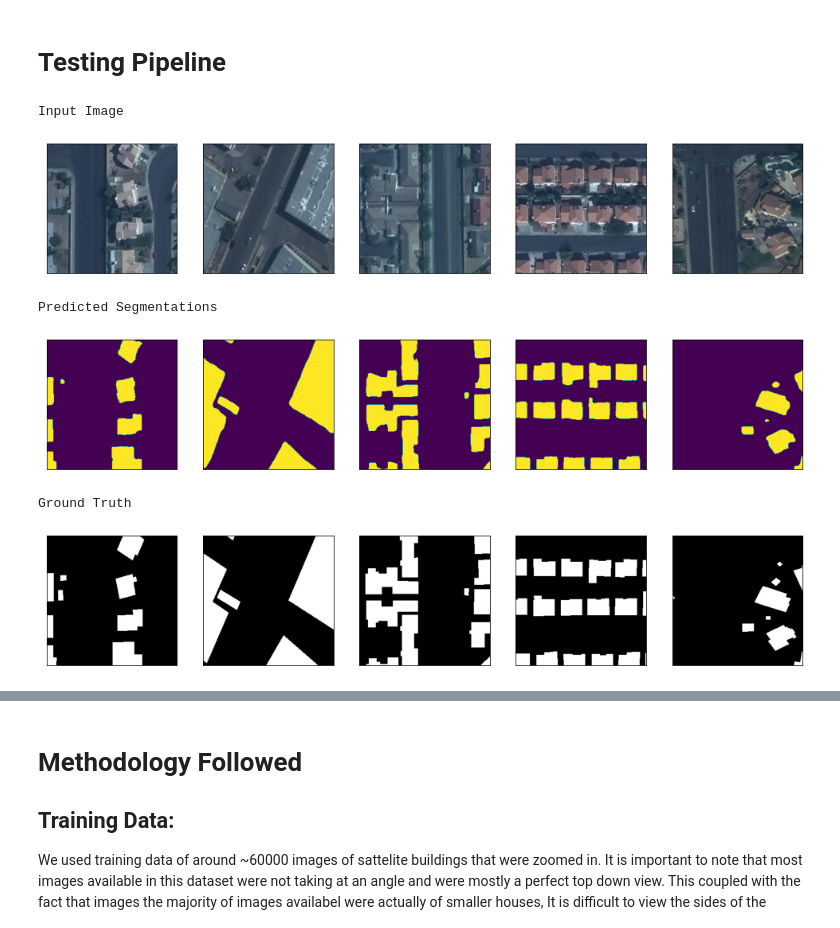
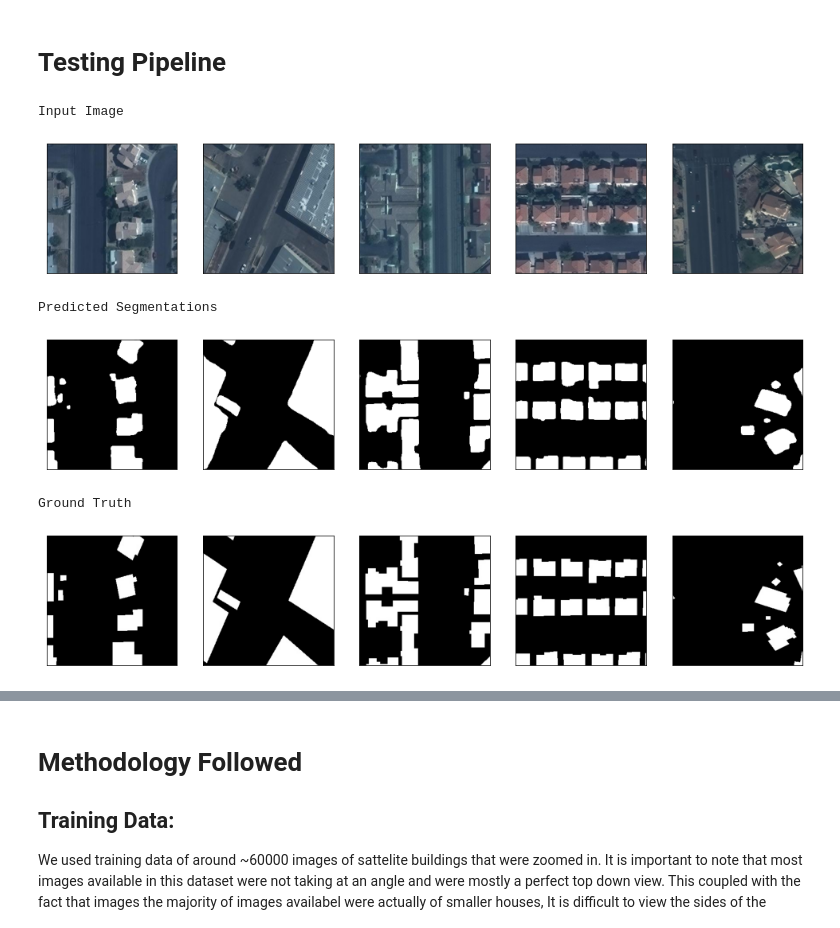
Before and after one commit to nullptr-code/CS437_Project, a Jupyter notebook: building_segmentation.ipynb, the cells around one changed output, grey strips where cells are left out. Cells and saved outputs as stored; diff of their text form; code cells hidden in the pictures.

```diff
--- a/building_segmentation.ipynb
+++ b/building_segmentation.ipynb
@@ -405,37 +401,36 @@ def threshold(image, thres=0.5):
 # %%
 # Your testing pipeline
 model.load_state_dict(weights)
 model.eval()
 
 test_paths = list(glob.glob("dataset/images/*.jpg"))[-5:]
 label_paths = list(glob.glob("dataset/labels/*.jpg"))[-5:]
 
 outputs = []
 inputs = []
 labels = []
 
 for image_path, label_path in zip(test_paths, label_paths):
     image = cv2.cvtColor(cv2.imread(image_path), cv2.COLOR_BGR2RGB)
     inputs.append(cv2.resize(image, (ROWS, COLS)))
-    # image = torch.tensor(cv2.resize(image, (ROWS, COLS))).to(device=device)
     image = data_transforms["image"](image).to(device=device)
     image = image.reshape(1, *image.shape)
     label = cv2.cvtColor(cv2.imread(label_path), cv2.COLOR_BGR2RGB)
     labels.append(label)
-    output = model(image)[0].permute(1, 2, 0).detach().cpu().numpy()
-
-    outputs.append(threshold(output))
+    output = F.sigmoid(model(image))[0].permute(1, 2, 0).detach().cpu().numpy()
+    output = cv2.merge((output, output, output))
+    outputs.append(threshold(output, 0.25))
 
 print("Input Image")
 showImageRow(inputs)
 print("Predicted Segmentations")
 showImageRow(outputs)
 print("Ground Truth")
 showImageRow(labels)
 # %% [output]
 Input Image
 [figure]
 Predicted Segmentations
-[figure, old version]
+[figure, new version]
 Ground Truth
 [figure]
```
Also changed, not shown: parts of 3 cells of this notebook, 4 other files.
